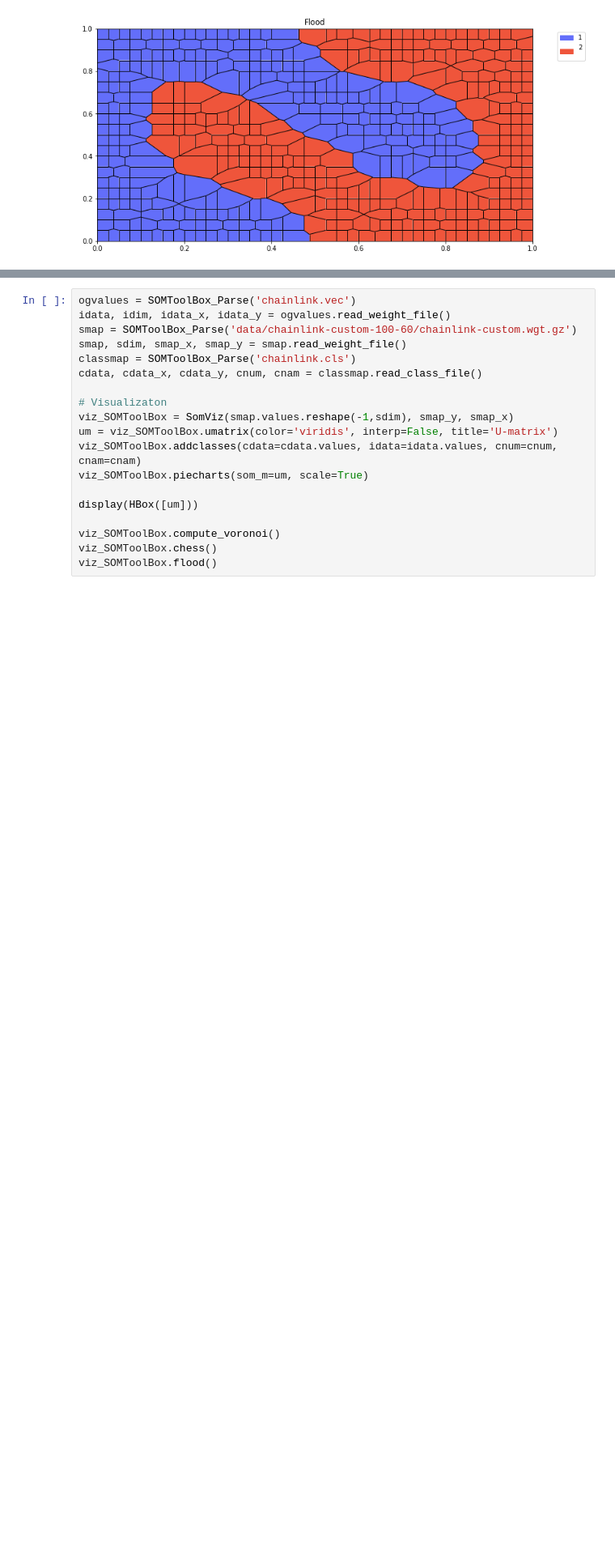
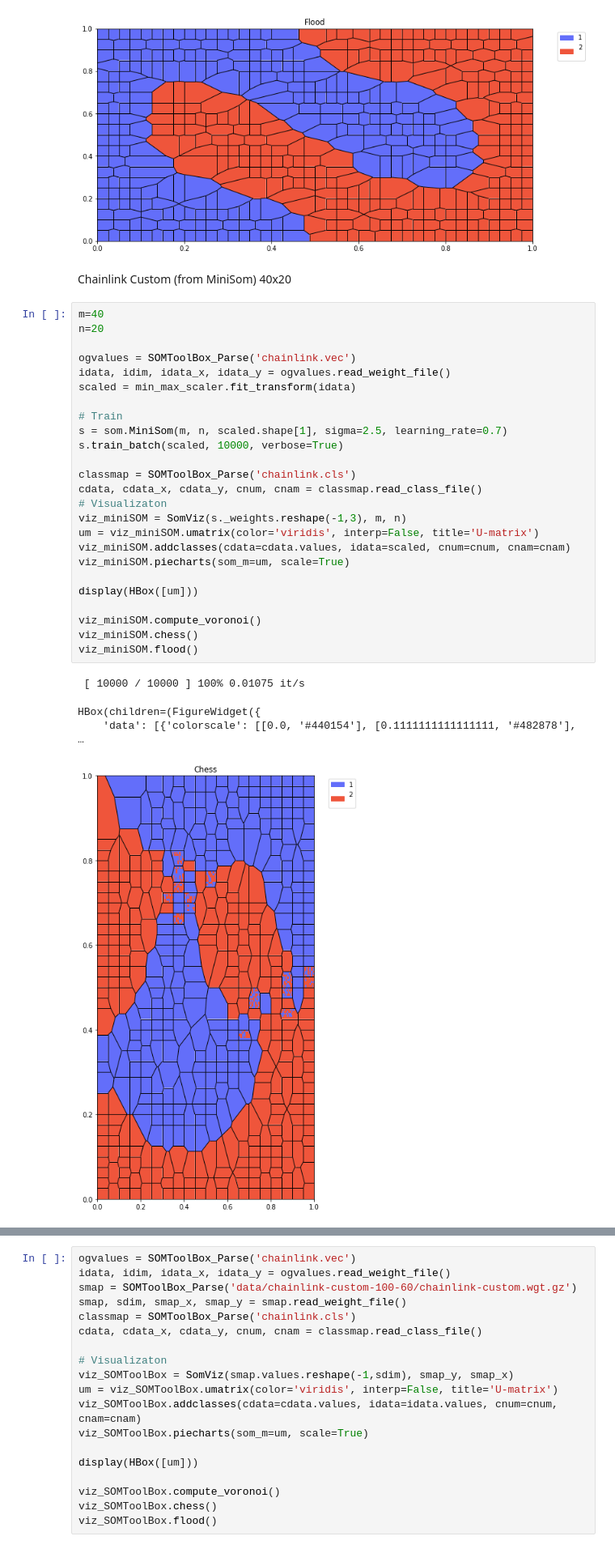
Before and after one commit to S3basuchian/sos_ex3_som, a Jupyter notebook: som_vis.ipynb, the cells around one changed output, grey strips where cells are left out. Shown at 81% size. Cells and saved outputs as stored; diff of their text form; blank space fills up the shorter version.

Commit message:
added remaining charts and self trained viz

```diff
--- a/som_vis.ipynb
+++ b/som_vis.ipynb
@@ -721,3 +721,36 @@ HBox(children=(FigureWidget({
 …
 [figure]
 [figure]
+# %% [markdown]
+ Chainlink Custom (from MiniSom) 40x20
+# %%
+m=40
+n=20
+
+ogvalues = SOMToolBox_Parse('chainlink.vec')
+idata, idim, idata_x, idata_y = ogvalues.read_weight_file()
+scaled = min_max_scaler.fit_transform(idata)
+
+# Train
+s = som.MiniSom(m, n, scaled.shape[1], sigma=2.5, learning_rate=0.7)
+s.train_batch(scaled, 10000, verbose=True)
+
+classmap = SOMToolBox_Parse('chainlink.cls')
+cdata, cdata_x, cdata_y, cnum, cnam = classmap.read_class_file()
+# Visualizaton
+viz_miniSOM = SomViz(s._weights.reshape(-1,3), m, n)
+um = viz_miniSOM.umatrix(color='viridis', interp=False, title='U-matrix')
+viz_miniSOM.addclasses(cdata=cdata.values, idata=scaled, cnum=cnum, cnam=cnam)
+viz_miniSOM.piecharts(som_m=um, scale=True)
+
+display(HBox([um]))
+
+viz_miniSOM.compute_voronoi()
+viz_miniSOM.chess()
+viz_miniSOM.flood()
+# %% [output]
+ [ 10000 / 10000 ] 100% 0.01075 it/s
+HBox(children=(FigureWidget({
+    'data': [{'colorscale': [[0.0, '#440154'], [0.1111111111111111, '#482878'],
+…
+[figure, added]
```
Also changed, not shown: parts of 26 cells of this notebook, 7 other files.
